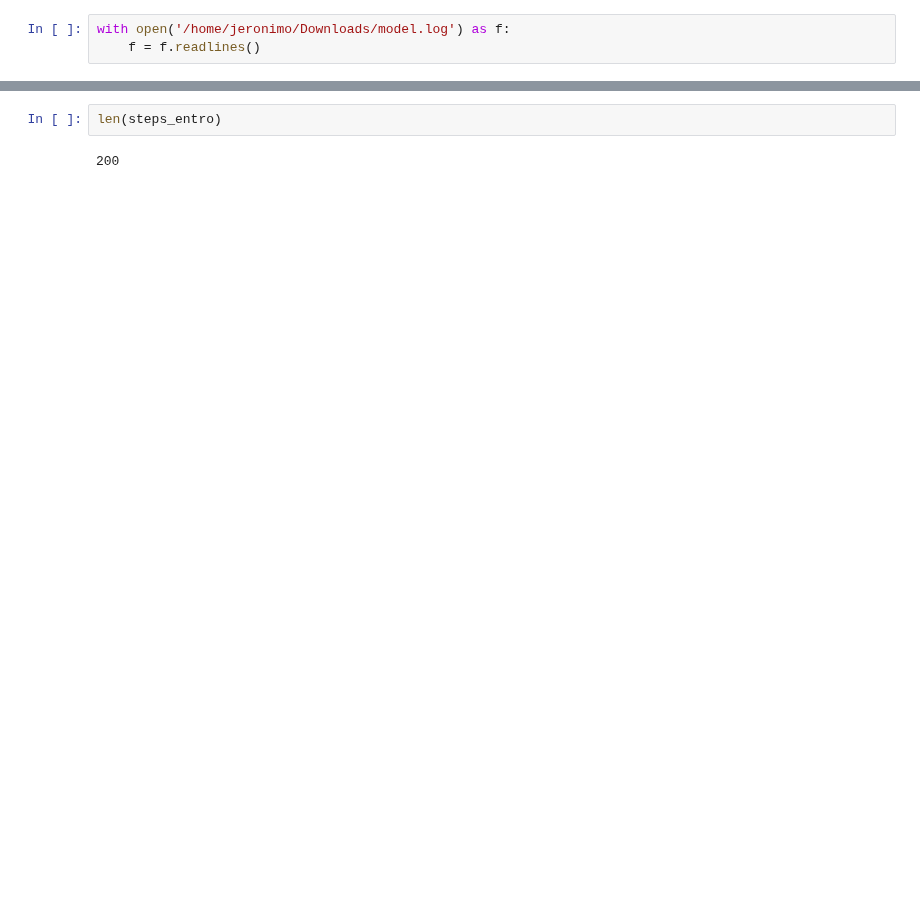
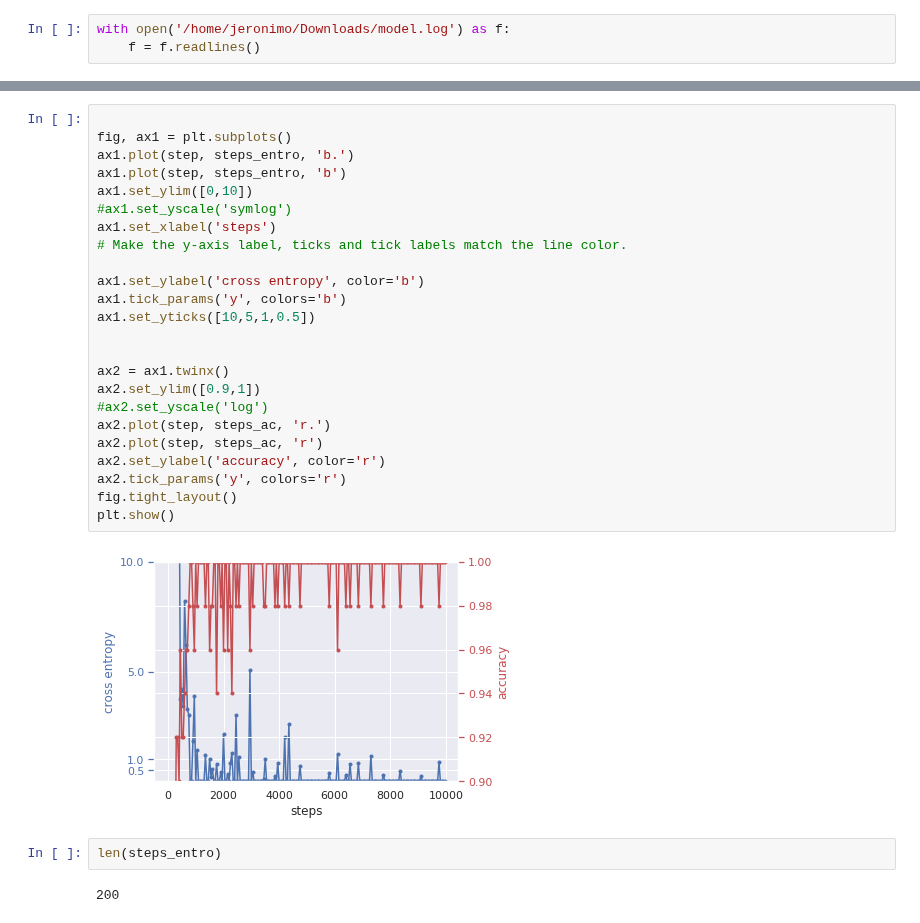
Before and after one commit to JeronimoMontero/AUT-CNN-TUB, a Jupyter notebook: Notebooks/test_graph.ipynb, the cells around one changed output, grey strips where cells are left out. Cells and saved outputs as stored; diff of their text form; blank space fills up the shorter version.

```diff
--- a/Notebooks/test_graph.ipynb
+++ b/Notebooks/test_graph.ipynb
@@ -32,3 +74,29 @@ plt.show()
+# %%
+
+fig, ax1 = plt.subplots()
+ax1.plot(step, steps_entro, 'b.')
+ax1.plot(step, steps_entro, 'b')
+ax1.set_ylim([0,10])
+#ax1.set_yscale('symlog')
+ax1.set_xlabel('steps')
+# Make the y-axis label, ticks and tick labels match the line color.
+
+ax1.set_ylabel('cross entropy', color='b')
+ax1.tick_params('y', colors='b')
+ax1.set_yticks([10,5,1,0.5])
+
+
+ax2 = ax1.twinx()
+ax2.set_ylim([0.9,1])
+#ax2.set_yscale('log')
+ax2.plot(step, steps_ac, 'r.')
+ax2.plot(step, steps_ac, 'r')
+ax2.set_ylabel('accuracy', color='r')
+ax2.tick_params('y', colors='r')
+fig.tight_layout()
+plt.show()
+# %% [output]
+[figure, added]
 # %%
 len(steps_entro)
 # %% [output]
```
Also changed, not shown: parts of 17 cells of this notebook, 3 other files.
